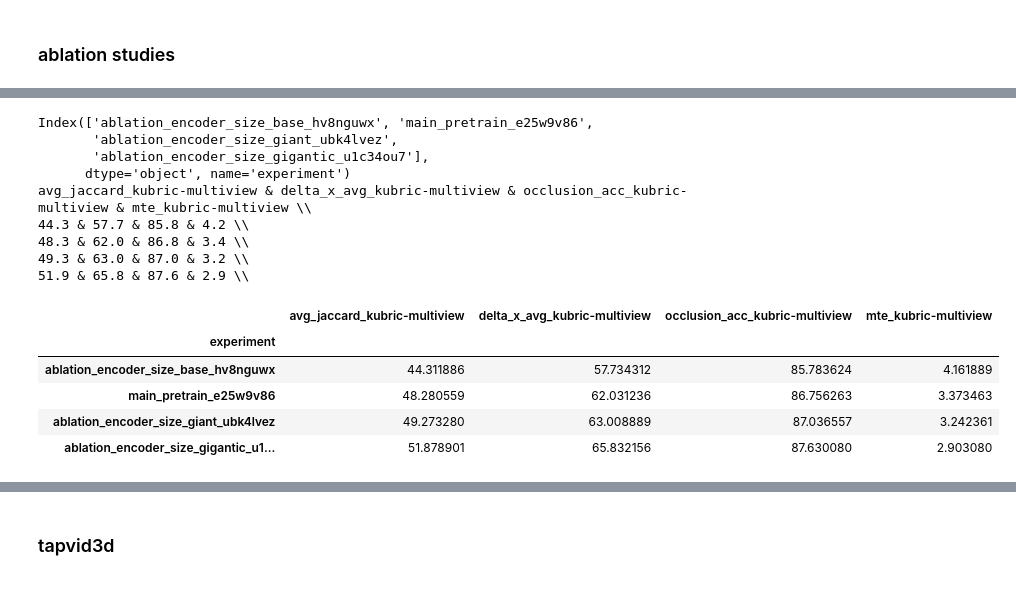
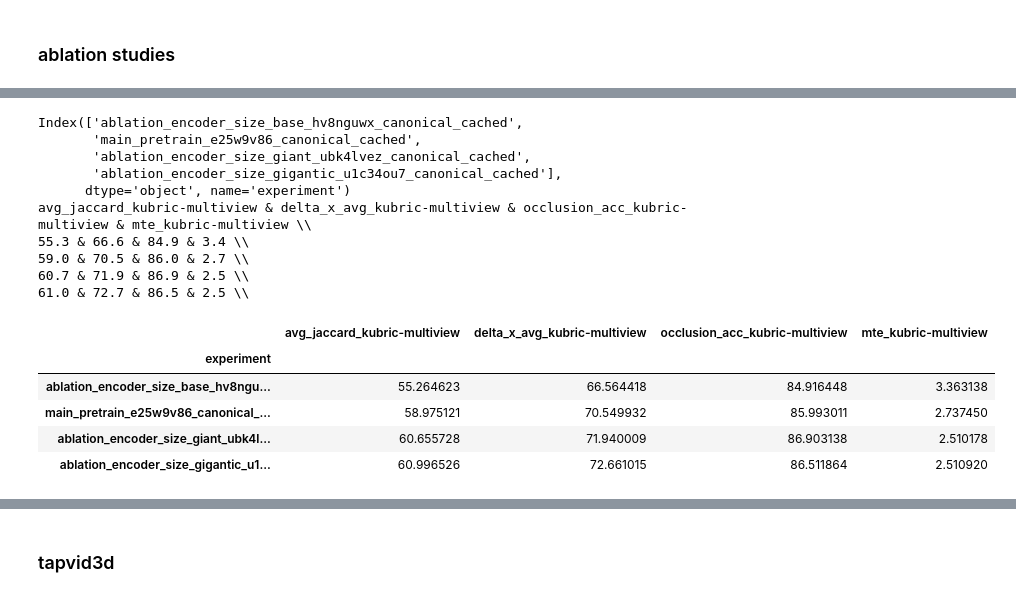
Before and after one commit to AI-HHMI/tracktail-paper, a Jupyter notebook: format_tables_v2.ipynb, the cells around one changed output, grey strips where cells are left out. Drawn from its saved outputs; the diff is of its cells as text; code cells hidden in the pictures.

```diff
--- a/format_tables_v2.ipynb
+++ b/format_tables_v2.ipynb
@@ -179,8 +198,9 @@ def preprocess_mvtracker(run_path, metrics, datasets):
 # %%
 # LOAD 4 CAM DATA
 # load cotracker data
-cotracker_summary_path = '/groups/karashchuk/home/ruppk2/results/paper-final-v2/cotracker-outputs/paper-canonical-cached/combined_summary_metrics.csv'
-cotracker_summary_path_po = '/groups/karashchuk/home/ruppk2/results/paper/cotracker-outputs/paper-4cams/combined_summary_metrics.csv'
+PREFIX = '/groups/karashchuk/home/ruppk2/results/paper-final-v2/'
+cotracker_summary_path = os.path.join(PREFIX, 'cotracker-outputs/paper-canonical-cached/combined_summary_metrics.csv')
+cotracker_summary_path_po = os.path.join(PREFIX, 'cotracker-outputs/paper-po-4cams/combined_summary_metrics.csv')
 cotracker_df = pd.read_csv(cotracker_summary_path)
 cotracker_df_po = pd.read_csv(cotracker_summary_path_po)
 metrics = ['avg_jaccard', 'delta_x_avg', 'occlusion_acc', 'mte']
@@ -191,21 +211,17 @@ cotracker_df_po = preprocess_cotracker(cotracker_summary_path_po, metrics)
 datasets = ['cmupanoptic_3dgs', 'dex_ycb', 'kubric-multiview']
 datasets_po = ['po-animal-sub256-motion', 'point-odyssey-human']
 
-# mvtracker_path_duster = '/groups/karashchuk/home/ruppk2/results/paper-final-v2/mvtracker-outputs/native-canonical-duster-nativeres-vis'
-# mvtracker_path_duster_ani = '/groups/karashchuk/home/ruppk2/results/paper/mvtracker-outputs/po-animal-sub256-motion-4cams-duster'
-# mvtracker_path_duster_hum = '/groups/karashchuk/home/ruppk2/results/paper/mvtracker-outputs/point-odyssey-human-4cams-duster'
-# mvtracker_df_duster = preprocess_mvtracker(mvtracker_path_duster, metrics, datasets)
-# mvtracker_df_duster_ani = preprocess_mvtracker(mvtracker_path_duster_ani, metrics, datasets_po)
-# mvtracker_df_duster_hum = preprocess_mvtracker(mvtracker_path_duster_hum, metrics, datasets_po)
-# mvtracker_df_duster = pd.concat([mvtracker_df_duster, mvtracker_df_duster_ani, mvtracker_df_duster_hum], axis=1)
+mvtracker_path_duster = os.path.join(PREFIX, 'mvtracker-outputs/paper-canonical-cached-duster')
+mvtracker_path_duster_po = os.path.join(PREFIX, 'mvtracker-outputs/paper-po-4cams-duster_0.5')
+mvtracker_df_duster = preprocess_mvtracker_csv(mvtracker_path_duster, metrics, datasets)
+mvtracker_df_duster_po = preprocess_mvtracker_csv(mvtracker_path_duster_po, metrics, datasets_po)
+mvtracker_df_duster = pd.concat([mvtracker_df_duster, mvtracker_df_duster_po], axis=1)
 
-# mvtracker_path_gt = '/groups/karashchuk/home/ruppk2/results/paper-final-v2/mvtracker-outputs/native-canonical-gt-nativeres-vis'
-# mvtracker_path_gt_ani = '/groups/karashchuk/home/ruppk2/results/paper/mvtracker-outputs/po-animal-sub256-motion-4cams-gt'
-# mvtracker_path_gt_hum = '/groups/karashchuk/home/ruppk2/results/paper/mvtracker-outputs/point-odyssey-human-4cams-gt'
-# mvtracker_df_gt = preprocess_mvtracker(mvtracker_path_gt, metrics, datasets)
-# mvtracker_df_gt_ani = preprocess_mvtracker(mvtracker_path_gt_ani, metrics, datasets_po)
-# mvtracker_df_gt_hum = preprocess_mvtracker(mvtracker_path_gt_hum, metrics, datasets_po)
-# mvtracker_df_gt = pd.concat([mvtracker_df_gt, mvtracker_df_gt_ani, mvtracker_df_gt_hum], axis=1)
+mvtracker_path_gt = os.path.join(PREFIX, 'mvtracker-outputs/paper-canonical-cached-gt')
+mvtracker_path_gt_po = os.path.join(PREFIX, 'mvtracker-outputs/paper-po-4cams-gt_0.5')
+mvtracker_df_gt = preprocess_mvtracker_csv(mvtracker_path_gt, metrics, datasets)
+mvtracker_df_gt_po = preprocess_mvtracker_csv(mvtracker_path_gt_po, metrics, datasets_po)
+mvtracker_df_gt = pd.concat([mvtracker_df_gt, mvtracker_df_gt_po], axis=1)
 
 # load posetail data
 # datasets = ['cmupanoptic_3dgs', 'dex_ycb', 'kubric-multiview',
@@ -216,11 +232,7 @@ datasets_po = ['po-animal-sub256-motion', 'point-odyssey-human']
 datasets = ['cmupanoptic_3dgs', 'dex_ycb', 'kubric-multiview',
             'po-animal-sub256-motion', 'point-odyssey-human']
 metrics = ['avg_jaccard', 'delta_x_avg', 'occlusion_acc', 'mte']
-main_prefix = '/groups/karashchuk/home/ruppk2/results/paper/posetail-outputs/'
-main_prefix_final = '/groups/karashchuk/home/ruppk2/results/paper-final-v2/posetail-outputs/'
+main_prefix = '/groups/karashchuk/home/ruppk2/results/paper-final-v2/posetail-outputs/'
 df = preprocess_posetail(main_prefix, metrics, datasets)
-df_final = preprocess_posetail(main_prefix_final, metrics, datasets)
-df_final.index = df_final.index + '_final'
-df = pd.concat([df, df_final])
 # %% [output]
 ['cmupanoptic_3dgs', 'dex_ycb', 'kubric-multiview', 'po-animal-sub256-motion', 'point-odyssey-human']
@@ -430,31 +446,30 @@ avg_jaccard_cmupanoptic_3dgs & delta_x_avg_cmupanoptic_3dgs & occlusion_acc_cmup
 # %%
 # encoder size ablation
-# experiments = ['aib22abs_ablation_encoder_size_base', '2p9of8sk_main_pretrain',
-#               'wu7v94nd_ablation_encoder_size_giant', 'ab3ei96j_ablation_encoder_size_gigantic']
-experiments = ['ablation_encoder_size_base_hv8nguwx', 'main_pretrain_e25w9v86', 'ablation_encoder_size_giant_ubk4lvez', 'ablation_encoder_size_gigantic_u1c34ou7']
+experiments = ['ablation_encoder_size_base_hv8nguwx_canonical_cached', 'main_pretrain_e25w9v86_canonical_cached', 'ablation_encoder_size_giant_ubk4lvez_canonical_cached', 'ablation_encoder_size_gigantic_u1c34ou7_canonical_cached']
 datasets = ['kubric-multiview']
 metrics = ['avg_jaccard', 'delta_x_avg', 'occlusion_acc', 'mte']
 
 cols = [f'{metric}_{dataset}' for dataset in datasets for metric in metrics]
 sub_df = df.loc[experiments, cols]
 df_to_latex(sub_df, decimals = 1, include_header = True)
 sub_df
 # %% [output]
-Index(['ablation_encoder_size_base_hv8nguwx', 'main_pretrain_e25w9v86',
-       'ablation_encoder_size_giant_ubk4lvez',
-       'ablation_encoder_size_gigantic_u1c34ou7'],
+Index(['ablation_encoder_size_base_hv8nguwx_canonical_cached',
+       'main_pretrain_e25w9v86_canonical_cached',
+       'ablation_encoder_size_giant_ubk4lvez_canonical_cached',
+       'ablation_encoder_size_gigantic_u1c34ou7_canonical_cached'],
       dtype='object', name='experiment')
 avg_jaccard_kubric-multiview & delta_x_avg_kubric-multiview & occlusion_acc_kubric-multiview & mte_kubric-multiview \\
-44.3 & 57.7 & 85.8 & 4.2 \\
-48.3 & 62.0 & 86.8 & 3.4 \\
-49.3 & 63.0 & 87.0 & 3.2 \\
-51.9 & 65.8 & 87.6 & 2.9 \\
+55.3 & 66.6 & 84.9 & 3.4 \\
+59.0 & 70.5 & 86.0 & 2.7 \\
+60.7 & 71.9 & 86.9 & 2.5 \\
+61.0 & 72.7 & 86.5 & 2.5 \\
 |  | avg_jaccard_kubric-multiview | delta_x_avg_kubric-multiview | occlusion_acc_kubric-multiview | mte_kubric-multiview |
 | experiment |  |  |  |  |
-| ablation_encoder_size_base_hv8nguwx | 44.311886 | 57.734312 | 85.783624 | 4.161889 |
-| main_pretrain_e25w9v86 | 48.280559 | 62.031236 | 86.756263 | 3.373463 |
-| ablation_encoder_size_giant_ubk4lvez | 49.273280 | 63.008889 | 87.036557 | 3.242361 |
-| ablation_encoder_size_gigantic_u1... | 51.878901 | 65.832156 | 87.630080 | 2.903080 |
+| ablation_encoder_size_base_hv8ngu... | 55.264623 | 66.564418 | 84.916448 | 3.363138 |
+| main_pretrain_e25w9v86_canonical_... | 58.975121 | 70.549932 | 85.993011 | 2.737450 |
+| ablation_encoder_size_giant_ubk4l... | 60.655728 | 71.940009 | 86.903138 | 2.510178 |
+| ablation_encoder_size_gigantic_u1... | 60.996526 | 72.661015 | 86.511864 | 2.510920 |
 # %%
 # latent dim ablation
 # experiments = ['hxgceji7_ablation_latent_dim_256', '2p9of8sk_main_pretrain', 'c8a16qaw_ablation_latent_dim_1024']
```
Also changed, not shown: parts of 10 cells of this notebook, 3 other files.
